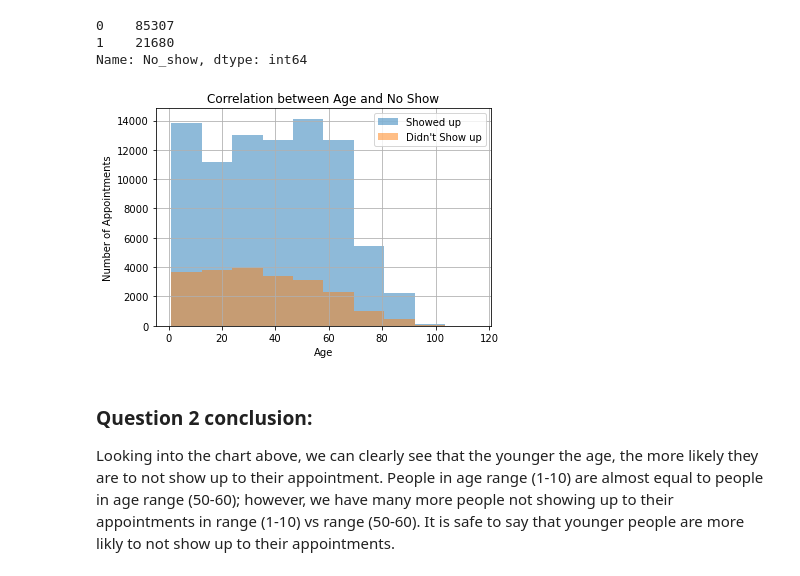
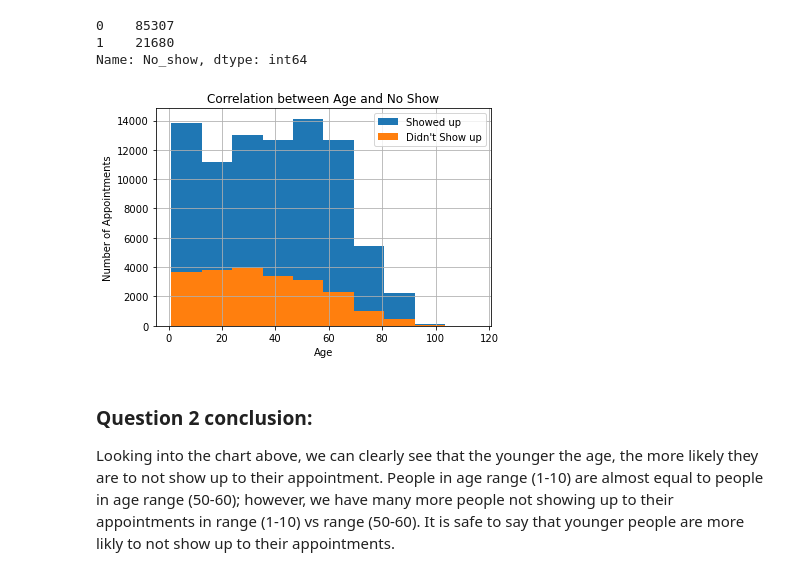
Before and after one commit to ameerfaheem/Investigate_a_Dataset-No_Show_Appointments-, a Jupyter notebook: investigate-a-dataset(noshow_appointments).ipynb, the cells around one changed output. Drawn from its saved outputs; the diff is of its cells as text; code cells hidden in the pictures.

```diff
--- a/investigate-a-dataset(noshow_appointments).ipynb
+++ b/investigate-a-dataset(noshow_appointments).ipynb
@@ -276,18 +276,22 @@ Name: No_show, dtype: int64
 
 showed_up = df.No_show == 0
 no_show = df.No_show == 1
+# %%
+# Creating a function which will give us histograms for different parameters we put in
+
+def make_hist(value):
+    value[showed_up].hist(label = "Showed up")
+    value[no_show].hist(label = "Didn't Show up")
 # %%
 # Comparing the age of showed up and no shows using histograms.
 
-
-df.Age[showed_up].hist(alpha = 0.5, label = "Showed up")
-df.Age[no_show].hist(alpha = 0.5, label = "Didn't Show up")
+make_hist(df.Age)
 plt.legend()
 plt.xlabel('Age')
 plt.ylabel('Number of Appointments')
 plt.title('Correlation between Age and No Show');
 # %% [output]
-[figure, old version]
+[figure, new version]
 # %% [markdown]
 ### Question 2 conclusion:
 
```
Also changed, not shown: parts of 1 cell of this notebook, 5 other files.
